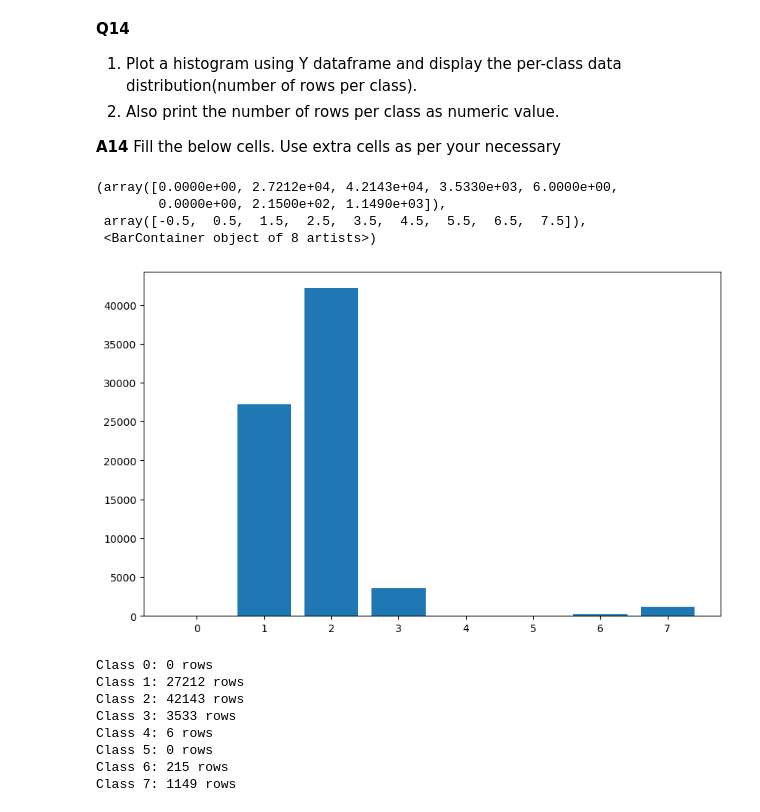
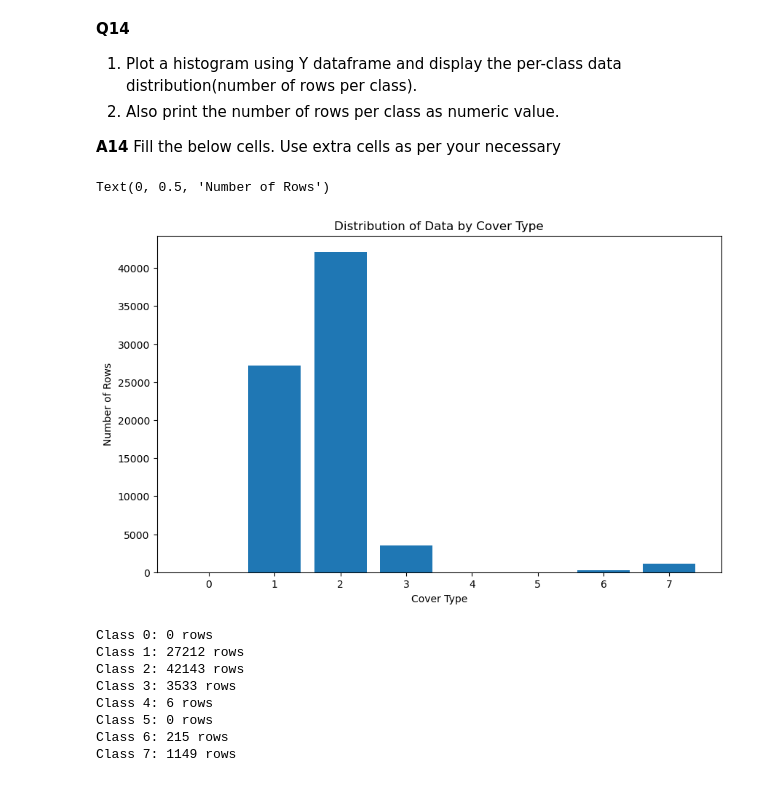
Before and after one commit to P-wig/ML-HW, a Jupyter notebook: HW6/HW6.ipynb, the cells around one changed output. Saved outputs shown, nothing was run; the diff lists cells and outputs as text; code cells hidden in the pictures.

```diff
--- a/HW6/HW6.ipynb
+++ b/HW6/HW6.ipynb
@@ -435,13 +435,13 @@ Gradient Boosting Classifier Test Score: 0.7999461352006464
 # %%
 #You can create or remove cells as per your need
 plt.figure(figsize=(10, 6))
 plt.hist( Y, bins=np.arange(9) - 0.5, rwidth=0.8 )
+plt.title('Distribution of Data by Cover Type')
+plt.xlabel('Cover Type')
+plt.ylabel('Number of Rows')
 # %% [output]
-(array([0.0000e+00, 2.7212e+04, 4.2143e+04, 3.5330e+03, 6.0000e+00,
-        0.0000e+00, 2.1500e+02, 1.1490e+03]),
- array([-0.5,  0.5,  1.5,  2.5,  3.5,  4.5,  5.5,  6.5,  7.5]),
- <BarContainer object of 8 artists>)
+Text(0, 0.5, 'Number of Rows')
-[figure, old version]
+[figure, new version]
 # %%
 for class_id in range(0, 8):
     num_rows = np.sum(Y == class_id)
```
Also changed, not shown: parts of 5 cells of this notebook.
